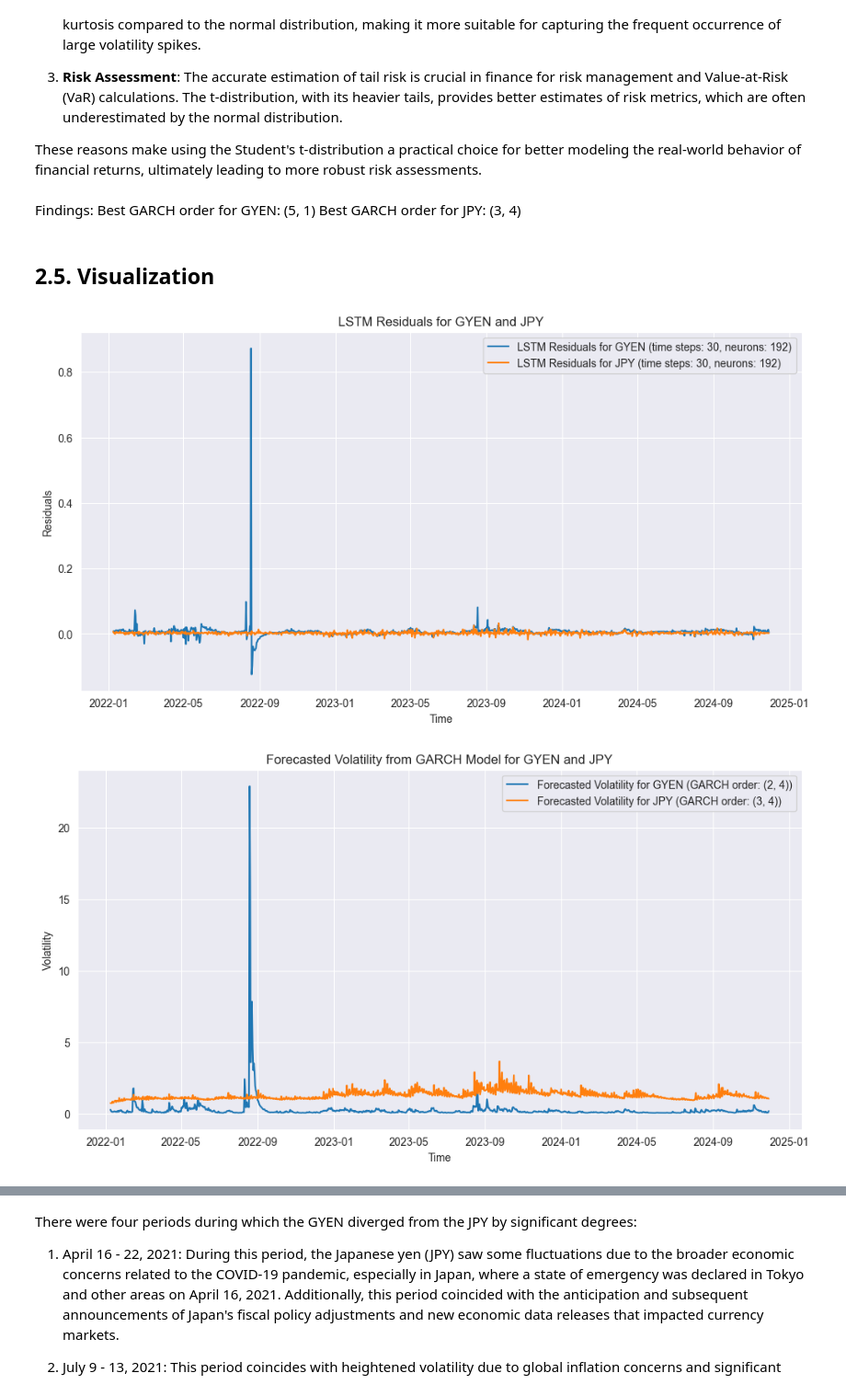
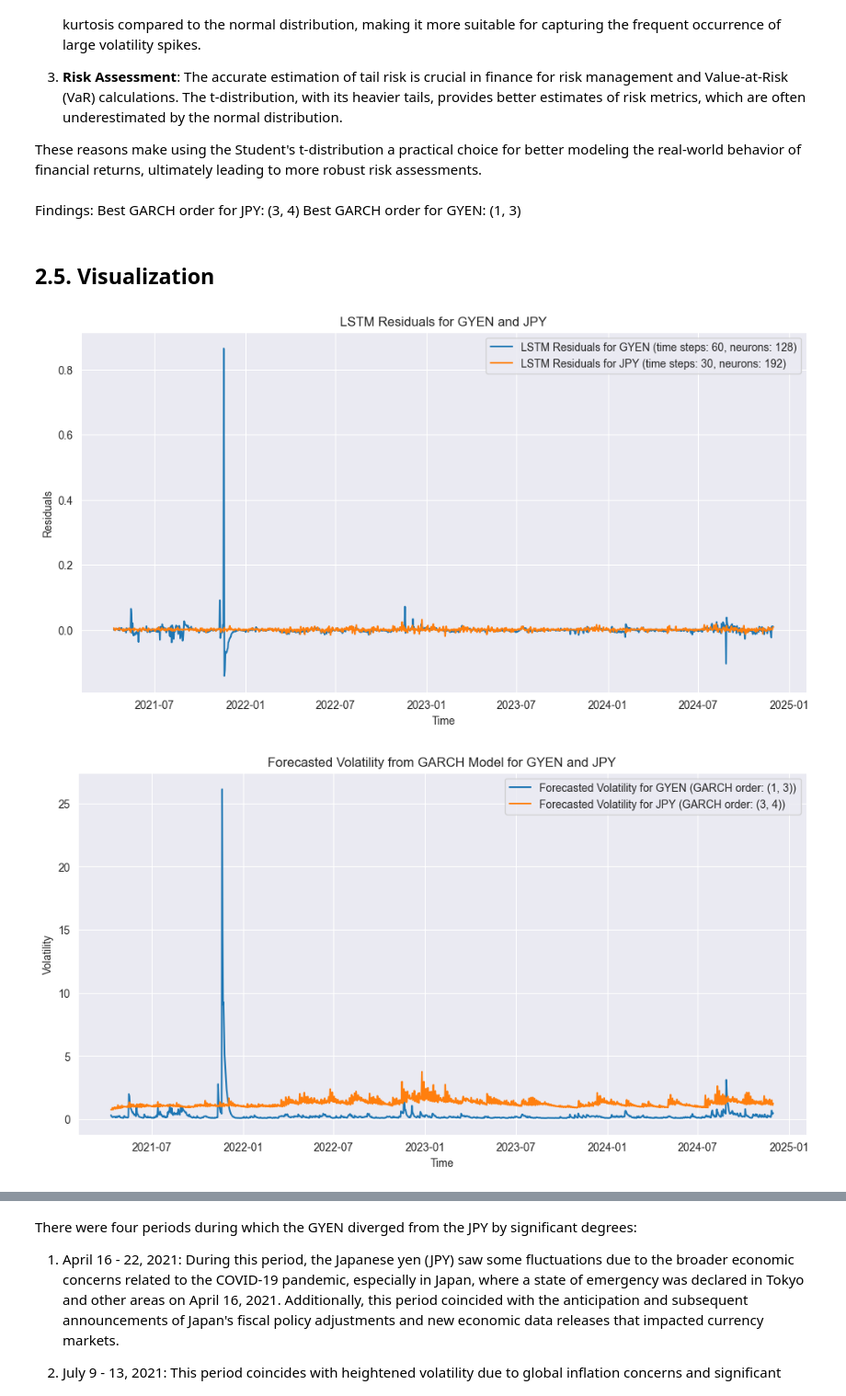
Before and after one commit to joodevs/algo-trader, a Jupyter notebook: gyen-yen-analysis.ipynb, the cells around one changed output, grey strips where cells are left out. Shown at 92% size. Cells and saved outputs as stored; diff of their text form; code cells hidden in the pictures.

```diff
--- a/gyen-yen-analysis.ipynb
+++ b/gyen-yen-analysis.ipynb
@@ -749,43 +737,43 @@ Using the Student's t-distribution instead of the normal distribution in the GAR
 These reasons make using the Student's t-distribution a practical choice for better modeling the real-world behavior of financial returns, ultimately leading to more robust risk assessments.
 # %% [markdown]
 Findings:
-Best GARCH order for GYEN: (5, 1)
 Best GARCH order for JPY: (3, 4)
+Best GARCH order for GYEN: (1, 3)
 # %% [markdown]
 ## 2.5. Visualization
 # %%
 import matplotlib.pyplot as plt
 
 # Convert LSTM residuals to a DataFrame for easier handling of dates
-lstm_residuals_gyen_df = pd.DataFrame(lstm_residuals_gyen_train, index=gyen_usd.index[-len(lstm_residuals_gyen_train):], columns=['Residuals'])
-lstm_residuals_jpy_df = pd.DataFrame(lstm_residuals_jpy_train, index=jpy_usd.index[-len(lstm_residuals_jpy_train):], columns=['Residuals'])
+lstm_residuals_jpy_df = pd.DataFrame(lstm_residuals_jpy, index=jpy_usd.index[-len(lstm_residuals_jpy):], columns=['Residuals'])
+lstm_residuals_gyen_df = pd.DataFrame(lstm_residuals_gyen, index=gyen_usd.index[-len(lstm_residuals_gyen):], columns=['Residuals'])
 
 # Combined plot for LSTM residuals with dates
 plt.figure(figsize=(12, 6))
 plt.plot(lstm_residuals_gyen_df.index, lstm_residuals_gyen_df['Residuals'], label=f'LSTM Residuals for GYEN (time steps: {best_hps_gyen.get("time_steps")}, neurons: {best_hps_gyen.get("units_1")})')
 plt.plot(lstm_residuals_jpy_df.index, lstm_residuals_jpy_df['Residuals'], label=f'LSTM Residuals for JPY (time steps: {best_hps_jpy.get("time_steps")}, neurons: {best_hps_jpy.get("units_1")})')
 plt.title('LSTM Residuals for GYEN and JPY')
 plt.xlabel('Time')
 plt.ylabel('Residuals')
 plt.legend()
 plt.show()
 
 # Convert GARCH forecasted volatility to DataFrame for easier handling of dates
 garch_volatility_gyen_df = pd.DataFrame(garch_fit_gyen.conditional_volatility, index=gyen_usd.index[-len(garch_fit_gyen.conditional_volatility):], columns=['Volatility'])
 garch_volatility_jpy_df = pd.DataFrame(garch_fit_jpy.conditional_volatility, index=jpy_usd.index[-len(garch_fit_jpy.conditional_volatility):], columns=['Volatility'])
 
 # Combined plot for GARCH forecasted volatility with dates
 plt.figure(figsize=(12, 6))
 plt.plot(garch_volatility_gyen_df.index, garch_volatility_gyen_df['Volatility'], label=f'Forecasted Volatility for GYEN (GARCH order: {best_order_gyen})')
 plt.plot(garch_volatility_jpy_df.index, garch_volatility_jpy_df['Volatility'], label=f'Forecasted Volatility for JPY (GARCH order: {best_order_jpy})')
 plt.title('Forecasted Volatility from GARCH Model for GYEN and JPY')
 plt.xlabel('Time')
 plt.ylabel('Volatility')
 plt.legend()
 plt.show()
 # %% [output]
-[figure, old version]
+[figure, new version]
-[figure, old version]
+[figure, new version]
 # %%
 import numpy as np
 import pandas as pd
```
Also changed, not shown: parts of 7 cells of this notebook, 31 other files.
